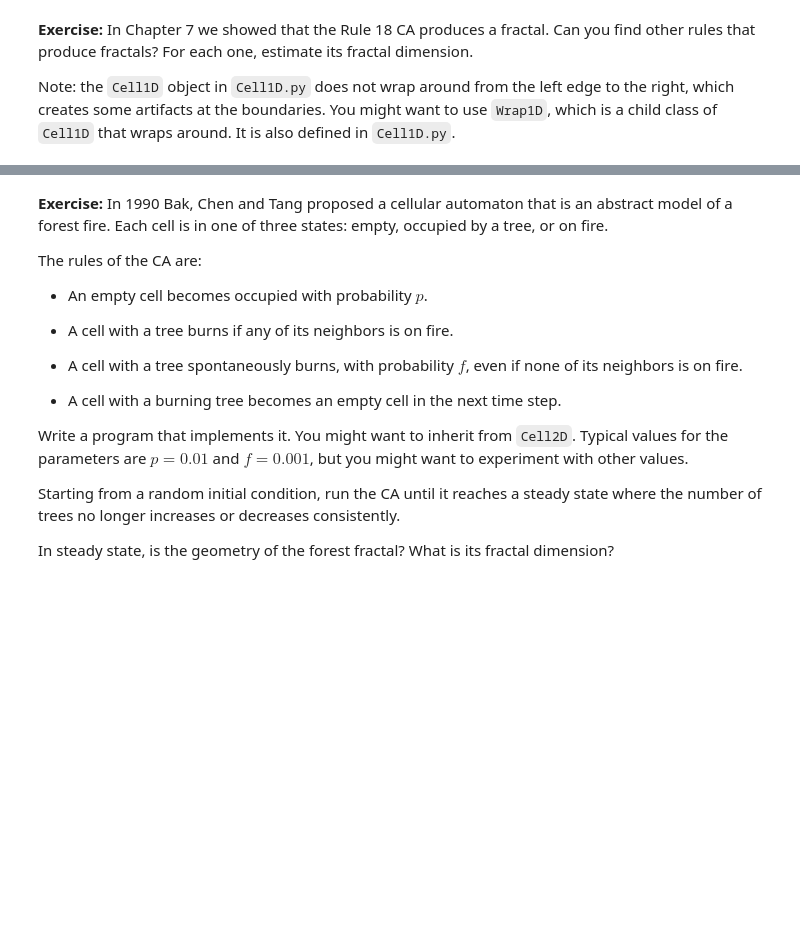
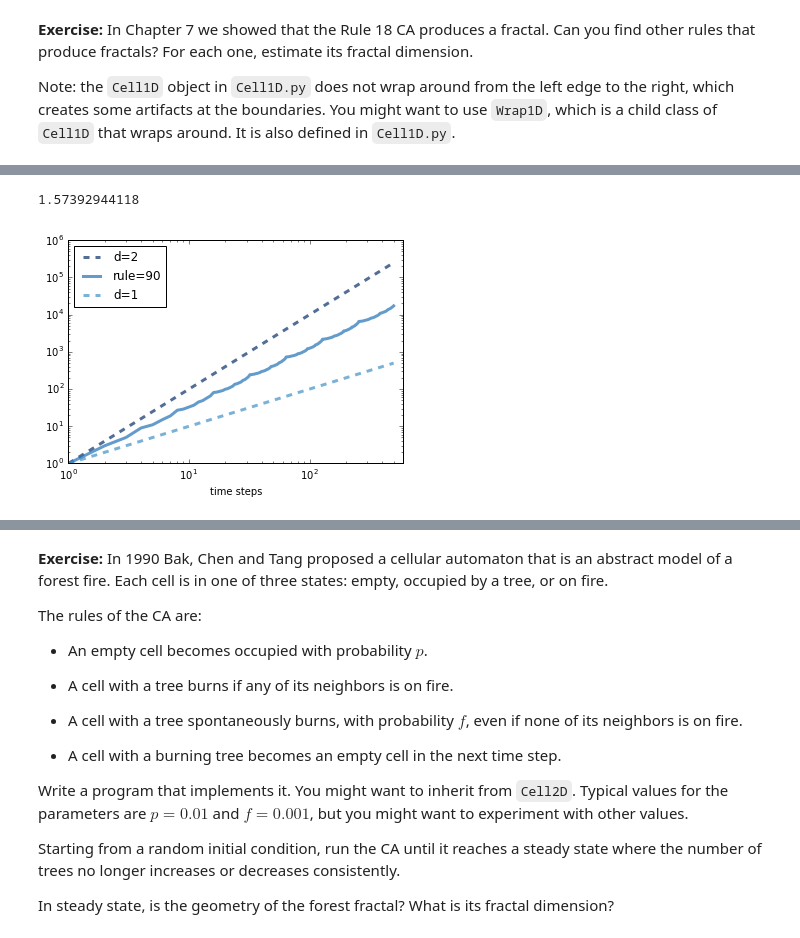
Before and after one commit to AllenDowney/ThinkComplexity2, a Jupyter notebook: code/chap07.ipynb, the cells around one changed output, grey strips where cells are left out. Cells and saved outputs as stored; diff of their text form; code cells hidden in the pictures; blank space fills up the shorter version.

```diff
--- a/code/chap07.ipynb
+++ b/code/chap07.ipynb
@@ -760,0 +772,5 @@ Note: the `Cell1D` object in `Cell1D.py` does not wrap around from the left edge
+# %%
+test_fractal(90)
+# %% [output]
+1.57392944118
+[figure, added]
```
Also changed, not shown: parts of 60 cells of this notebook, 1 other file.
